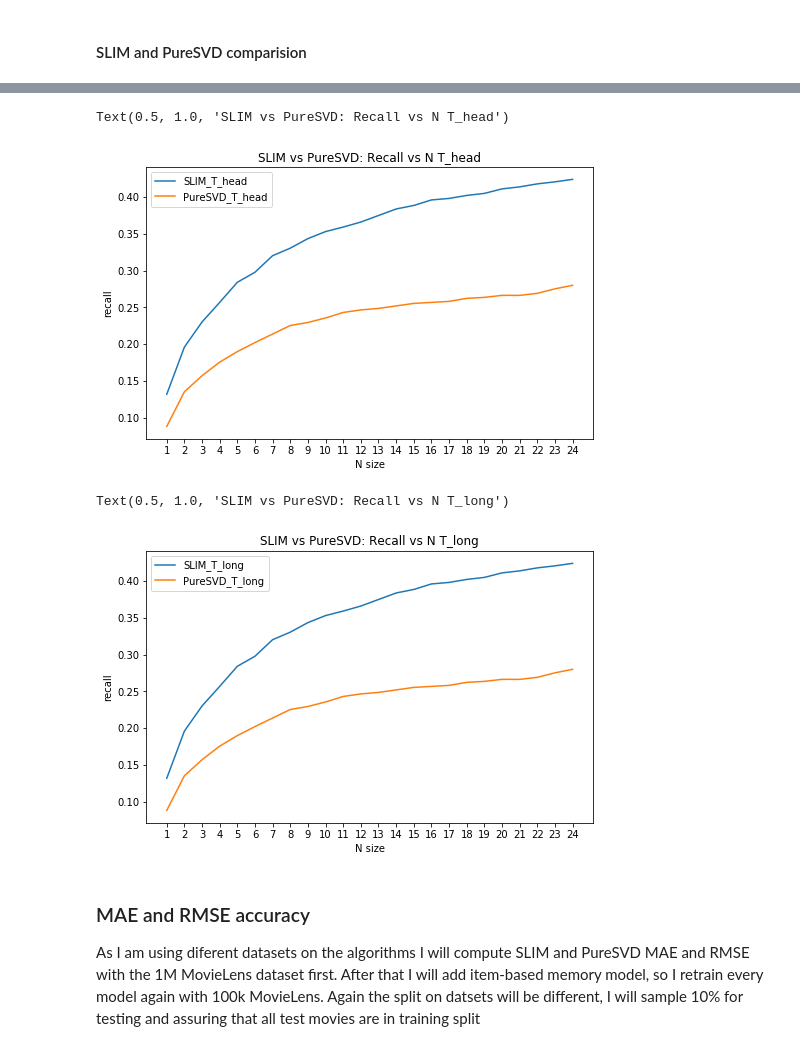
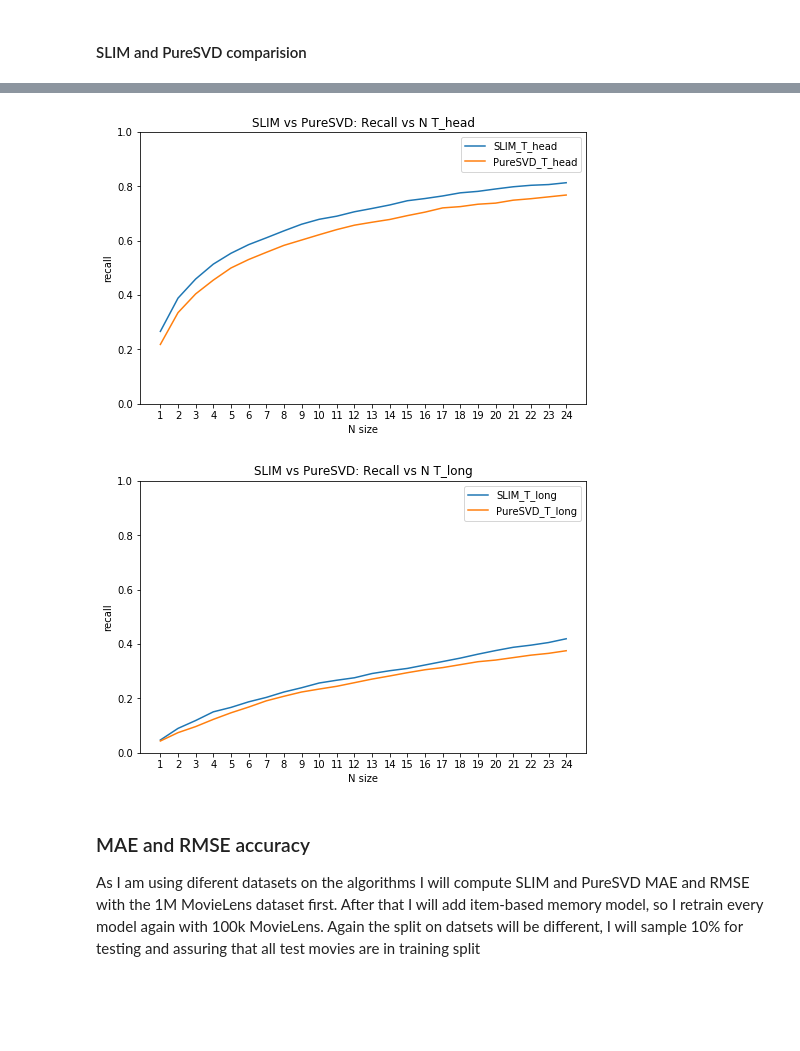
Before and after one commit to EmilioTyl/recsys_movie_lens, a Jupyter notebook: results_final_notebook.ipynb, the cells around one changed output, grey strips where cells are left out. Drawn from its saved outputs; the diff is of its cells as text; code cells hidden in the pictures; blank space fills up the shorter version.

```diff
--- a/results_final_notebook.ipynb
+++ b/results_final_notebook.ipynb
@@ -483,29 +503,31 @@ Text(0.5, 1.0, 'PureSVD: Recall vs N')
 # %%
 N_range = range(1,N_max)
 plt.figure(figsize=(8,5))
-plt.plot(N_range, acum_recall_T_head, label="SLIM_T_head")
+plt.plot(N_range, acum_recall_T_head_slim, label="SLIM_T_head")
 plt.plot(N_range, acum_recall_T_head_pure_svd, label="PureSVD_T_head")
 plt.xticks(N_range)
 plt.xlabel("N size")
 plt.ylabel("recall")
 plt.legend()
+plt.ylim((0,1))
 plt.title("SLIM vs PureSVD: Recall vs N T_head")
+plt.savefig("./images/slim_vs_pure_svd_t_head.png")
 # %% [output]
-Text(0.5, 1.0, 'SLIM vs PureSVD: Recall vs N T_head')
-[figure, old version]
+[figure, new version]
 # %%
 N_range = range(1,N_max)
 plt.figure(figsize=(8,5))
-plt.plot(N_range, acum_recall_T_head, label="SLIM_T_long")
-plt.plot(N_range, acum_recall_T_head_pure_svd, label="PureSVD_T_long")
+plt.plot(N_range, acum_recall_T_long_slim, label="SLIM_T_long")
+plt.plot(N_range, acum_recall_T_long_pure_svd, label="PureSVD_T_long")
 plt.xticks(N_range)
 plt.xlabel("N size")
 plt.ylabel("recall")
 plt.legend()
+plt.ylim((0,1))
 plt.title("SLIM vs PureSVD: Recall vs N T_long")
+plt.savefig("./images/slim_vs_pure_svd_t_long.png")
 # %% [output]
-Text(0.5, 1.0, 'SLIM vs PureSVD: Recall vs N T_long')
-[figure, old version]
+[figure, new version]
 # %% [markdown]
 ### MAE and RMSE accuracy
 As I am using diferent datasets on the algorithms I will compute SLIM and PureSVD MAE and RMSE with the 1M MovieLens dataset first. After that I will add item-based memory model, so I retrain every model again with 100k MovieLens.
```
Also changed, not shown: parts of 19 cells of this notebook, 8 other files.
